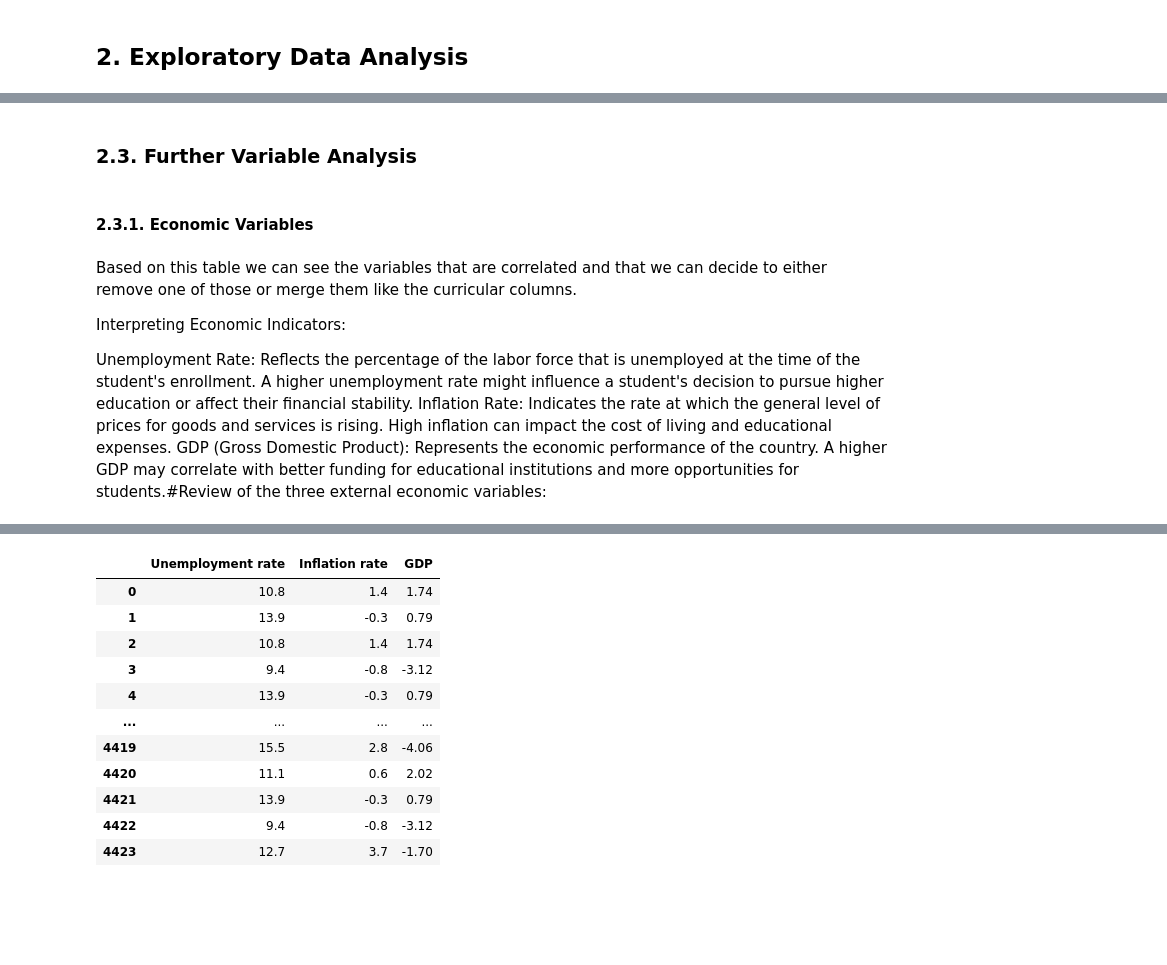
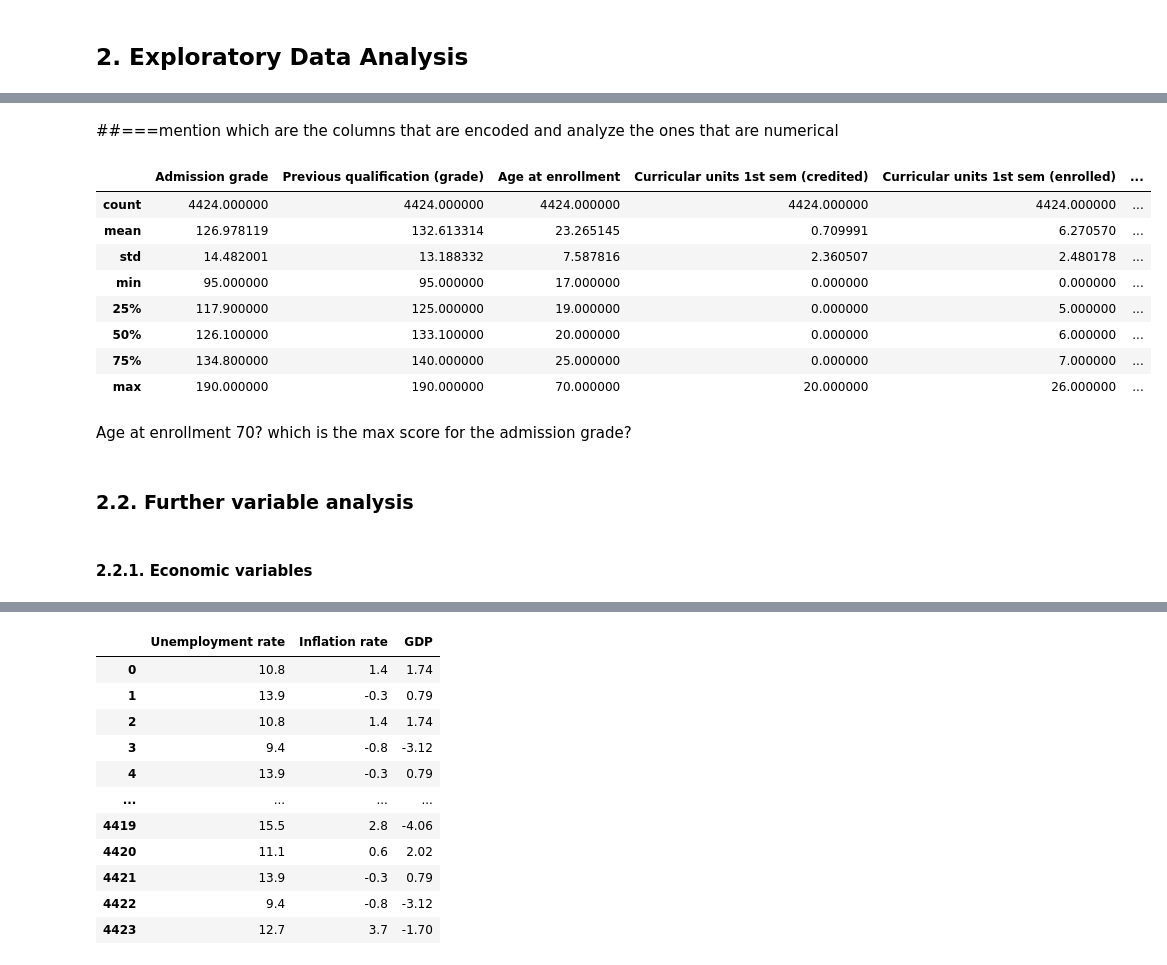
Before and after one commit to toschka123/Student_Dropout, a Jupyter notebook: ML_Project.ipynb, the cells around one changed output, grey strips where cells are left out. Saved outputs shown, nothing was run; the diff lists cells and outputs as text; code cells hidden in the pictures; blank space fills up the shorter version.

```diff
--- a/ML_Project.ipynb
+++ b/ML_Project.ipynb
@@ -168,10 +151,39 @@ We saw there is a high correlation between the curricular columns.
+# %% [markdown]
+##===mention which are the columns that are encoded and analyze the ones that are numerical
+# %%
+numerical_variables = data[[
+    'Admission grade',
+    'Previous qualification (grade)',
+    'Age at enrollment',
+    'Curricular units 1st sem (credited)',
+    'Curricular units 1st sem (enrolled)',
+    'Curricular units 1st sem (evaluations)',
+    'Curricular units 1st sem (approved)',
+    'Curricular units 1st sem (grade)',
+    'Curricular units 1st sem (without evaluations)',
+    'Curricular units 2nd sem (credited)',
+    'Curricular units 2nd sem (enrolled)',
+    'Curricular units 2nd sem (evaluations)',
+    'Curricular units 2nd sem (approved)',
+    'Curricular units 2nd sem (grade)',
+    'Curricular units 2nd sem (without evaluations)'
+]]
+
+numerical_variables.describe()
+# %% [output]
+|  | Admission grade | Previous qualification (grade) | Age at enrollment | Curricular units 1st sem (credited) | Curricular units 1st sem (enrolled) | ... |
+| count | 4424.000000 | 4424.000000 | 4424.000000 | 4424.000000 | 4424.000000 | ... |
+| mean | 126.978119 | 132.613314 | 23.265145 | 0.709991 | 6.270570 | ... |
+| std | 14.482001 | 13.188332 | 7.587816 | 2.360507 | 2.480178 | ... |
+| min | 95.000000 | 95.000000 | 17.000000 | 0.000000 | 0.000000 | ... |
+| 25% | 117.900000 | 125.000000 | 19.000000 | 0.000000 | 5.000000 | ... |
+| 50% | 126.100000 | 133.100000 | 20.000000 | 0.000000 | 6.000000 | ... |
+| 75% | 134.800000 | 140.000000 | 25.000000 | 0.000000 | 7.000000 | ... |
+| max | 190.000000 | 190.000000 | 70.000000 | 20.000000 | 26.000000 | ... |
+# %% [markdown]
+Age at enrollment 70?
+which is the max score for the admission grade?
 # %% [markdown]
-### 2.3. Further Variable Analysis
+### 2.2. Further variable analysis
 # %% [markdown]
-#### 2.3.1. Economic Variables
+#### 2.2.1. Economic variables
-# %% [markdown]
-Based on this table we can see the variables that are correlated and that we can decide to either remove one of those or merge them like the curricular columns.
-
-Interpreting Economic Indicators:
-
-Unemployment Rate: Reflects the percentage of the labor force that is unemployed at the time of the student's enrollment. A higher unemployment rate might influence a student's decision to pursue higher education or affect their financial stability. Inflation Rate: Indicates the rate at which the general level of prices for goods and services is rising. High inflation can impact the cost of living and educational expenses. GDP (Gross Domestic Product): Represents the economic performance of the country. A higher GDP may correlate with better funding for educational institutions and more opportunities for students.#Review of the three external economic variables:
```
Also changed, not shown: parts of 62 cells of this notebook, 1 other file.
